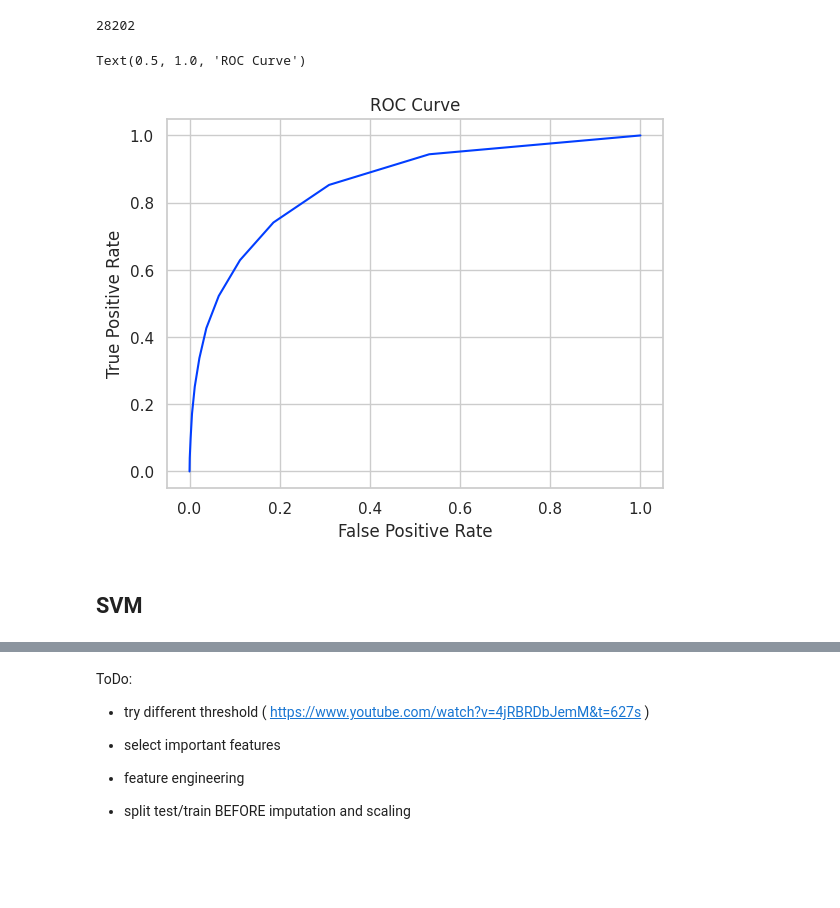
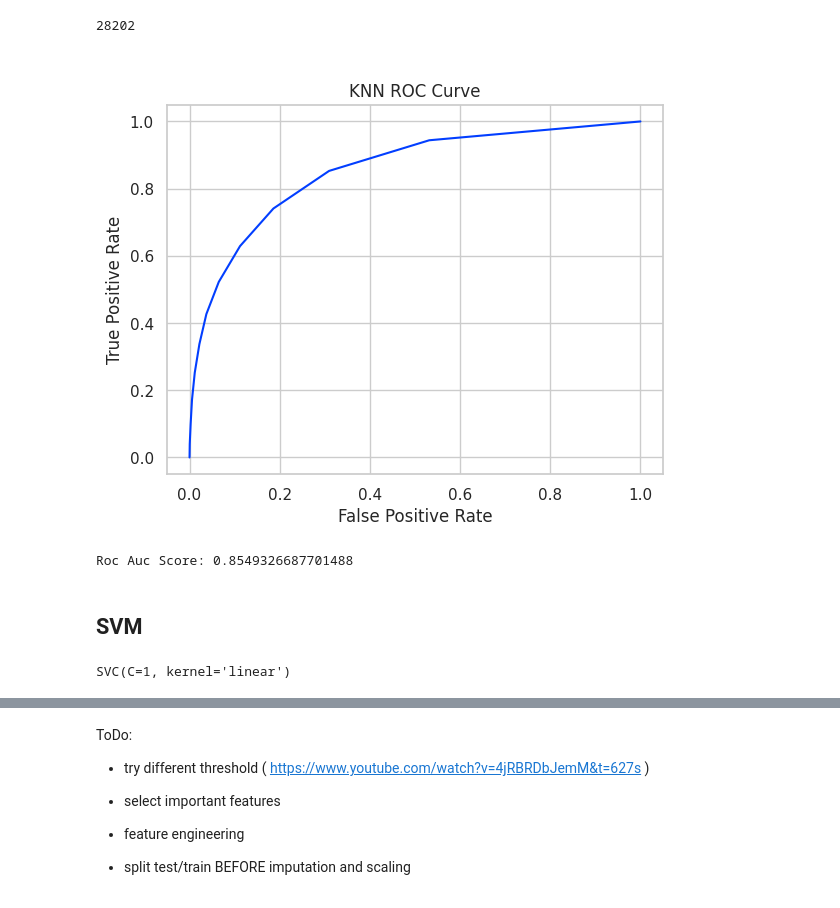
Before and after one commit to karzuan/classification_weather_australia, a Jupyter notebook: 3. modeling.ipynb, the cells around one changed output, grey strips where cells are left out. Cells and saved outputs as stored; diff of their text form; code cells hidden in the pictures; blank space fills up the shorter version.

```diff
--- a/3. modeling.ipynb
+++ b/3. modeling.ipynb
@@ -474,5 +515,10 @@ y_pred_knn_proba = KNN.predict_proba(X_test)[:, 1]
 len(y_pred_proba)
 # %% [output]
 28202
+# %%
+show_roc_curve(y_test, y_pred_knn_proba, 'KNN')
+# %% [output]
+[figure, added]
+Roc Auc Score: 0.8549326687701488
 # %%
 fprs_knn, tprs_knn, thresholds_knn = roc_curve(y_test, y_pred_knn_proba)
@@ -480,10 +526,7 @@ roc_auc_knn = auc(fprs_knn, tprs_knn)
-# %%
-plt.plot(fprs_knn, tprs_knn)
-plt.xlabel('False Positive Rate')
-plt.ylabel('True Positive Rate')
-plt.title('ROC Curve')
-# %% [output]
-Text(0.5, 1.0, 'ROC Curve')
-[figure, removed]
 # %% [markdown]
 ## SVM
+# %%
+svm_linear = SVC(C=1, kernel='linear')
+svm_linear.fit(X_train, y_train)
+# %% [output]
+SVC(C=1, kernel='linear')
```
Also changed, not shown: parts of 71 cells of this notebook, 2 other files.
